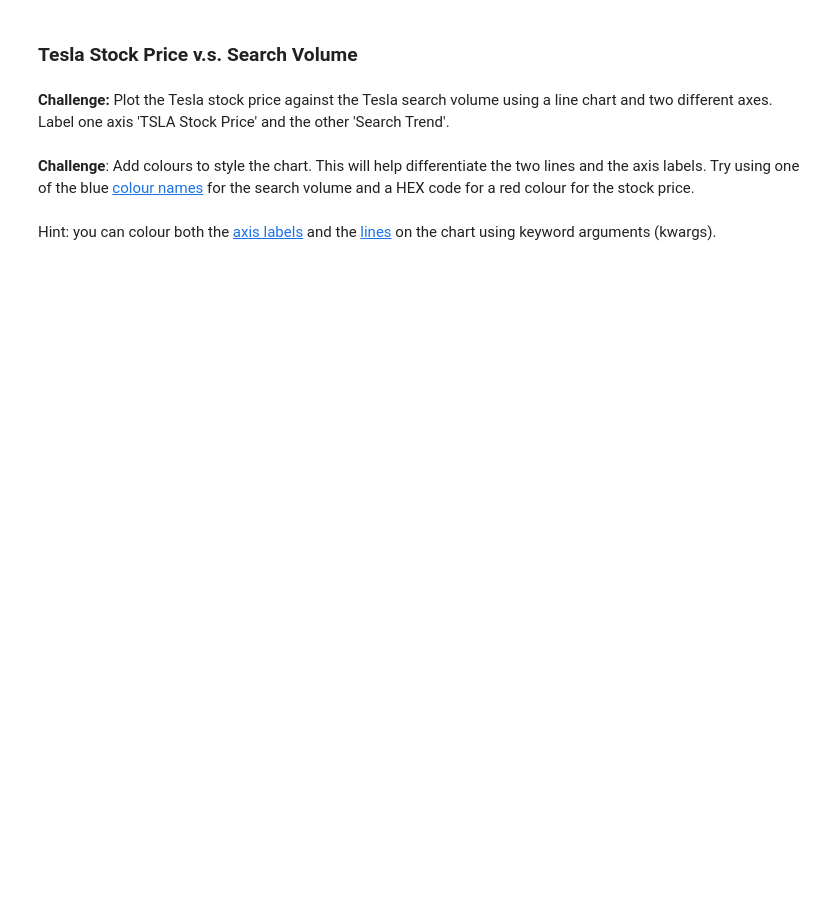
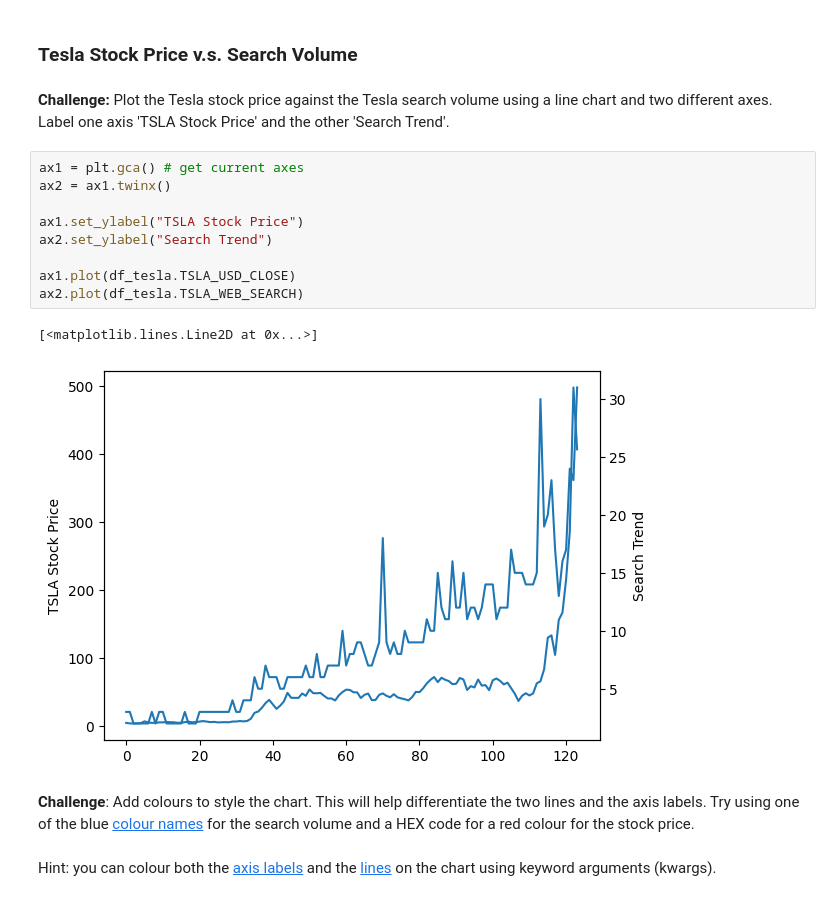
Before and after one commit to bnedjm/100-Dayz-of-Code, a Jupyter notebook: 04-Advanced-Section/Day-075 - Google Trends Data - Resampling and Visualising Time Series/Google Trends and Data Visualisation.ipynb, the cells around one changed output. Cells and saved outputs as stored; diff of their text form; blank space fills up the shorter version.

Commit message:
day 075 data visualisation - tesla line charts in matplotlib

```diff
--- a/04-Advanced-Section/Day-075 - Google Trends Data - Resampling and Visualising Time Series/Google Trends and Data Visualisation.ipynb
+++ b/04-Advanced-Section/Day-075 - Google Trends Data - Resampling and Visualising Time Series/Google Trends and Data Visualisation.ipynb
@@ -209,6 +211,18 @@ df_btc_monthly.head()
 ### Tesla Stock Price v.s. Search Volume
 # %% [markdown]
 **Challenge:** Plot the Tesla stock price against the Tesla search volume using a line chart and two different axes. Label one axis 'TSLA Stock Price' and the other 'Search Trend'.
+# %%
+ax1 = plt.gca() # get current axes
+ax2 = ax1.twinx()
+
+ax1.set_ylabel("TSLA Stock Price")
+ax2.set_ylabel("Search Trend")
+
+ax1.plot(df_tesla.TSLA_USD_CLOSE)
+ax2.plot(df_tesla.TSLA_WEB_SEARCH)
+# %% [output]
+[<matplotlib.lines.Line2D at 0x...>]
+[figure, added]
 # %% [markdown]
 **Challenge**: Add colours to style the chart. This will help differentiate the two lines and the axis labels. Try using one of the blue [colour names](https://matplotlib.org/3.1.1/gallery/color/named_colors.html) for the search volume and a HEX code for a red colour for the stock price.
 <br>
```
Also changed, not shown: parts of 3 cells of this notebook.
